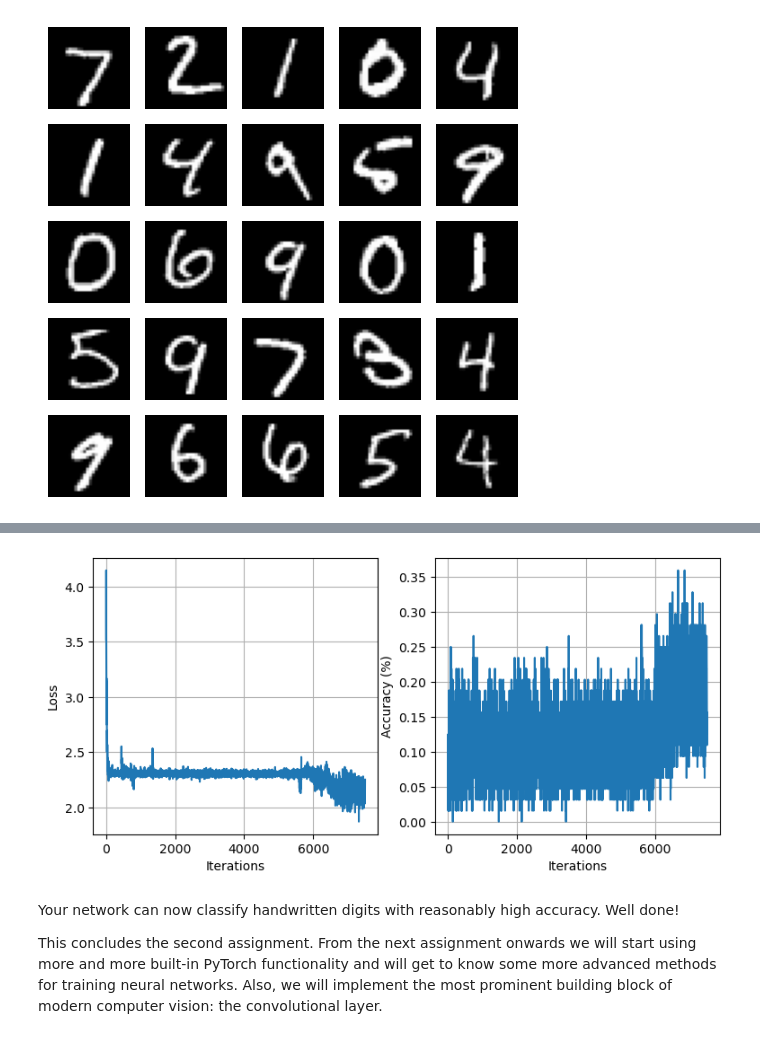
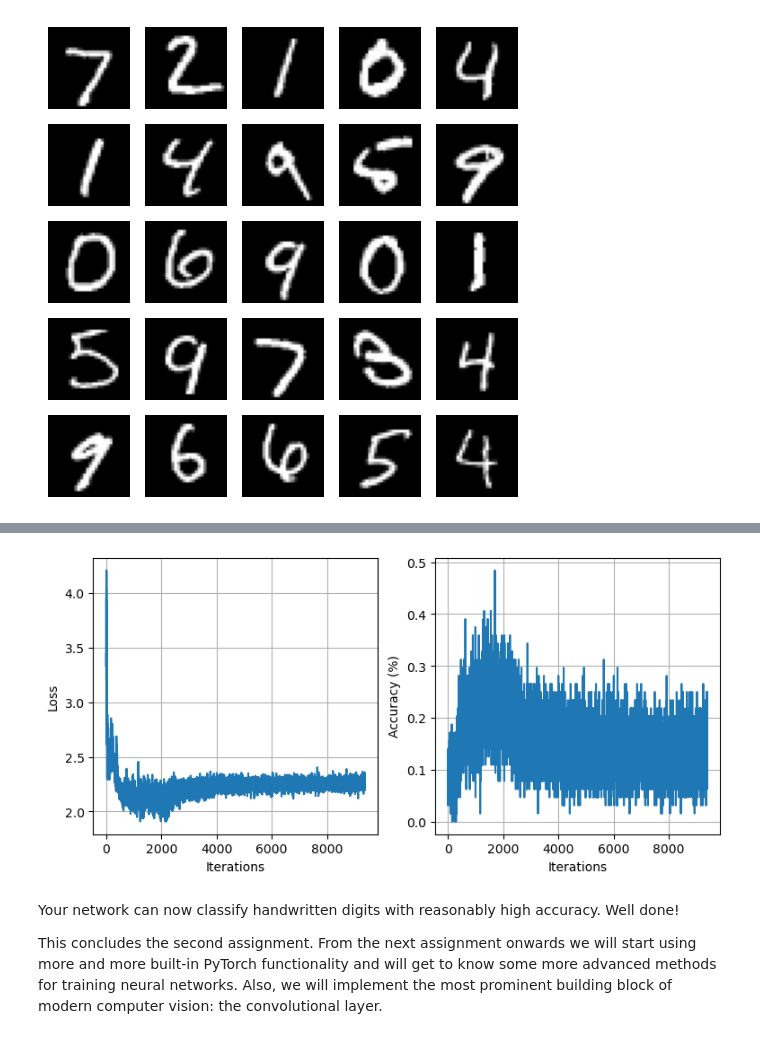
Before and after one commit to flaviogheri/deep_learning, a Jupyter notebook: Assignment_2.ipynb, the cells around one changed output, grey strips where cells are left out. Drawn from its saved outputs; the diff is of its cells as text; code cells hidden in the pictures.

```diff
--- a/Assignment_2.ipynb
+++ b/Assignment_2.ipynb
@@ -1101,7 +1101,7 @@ plt.show()
 #             TODO: Define appropriate network dimensions.             #
 ########################################################################
 
-in_features, hidden_dim, hidden_dim, hidden_dim, out_features = 28*28, 5, 10, 10
+in_features, hidden_dim, hidden_dim, hidden_dim, out_features = 28*28, 5, 5, 10, 10
 
 
 ########################################################################
@@ -1236,4 +1236,4 @@ Test set: Average loss: 0.0021, Accuracy: 1679/10000 (17%)
-[figure, old version]
+[figure, new version]
 # %% [markdown]
 Your network can now classify handwritten digits with reasonably high accuracy. Well done!
 
```
Also changed, not shown: parts of 1 cell of this notebook.
